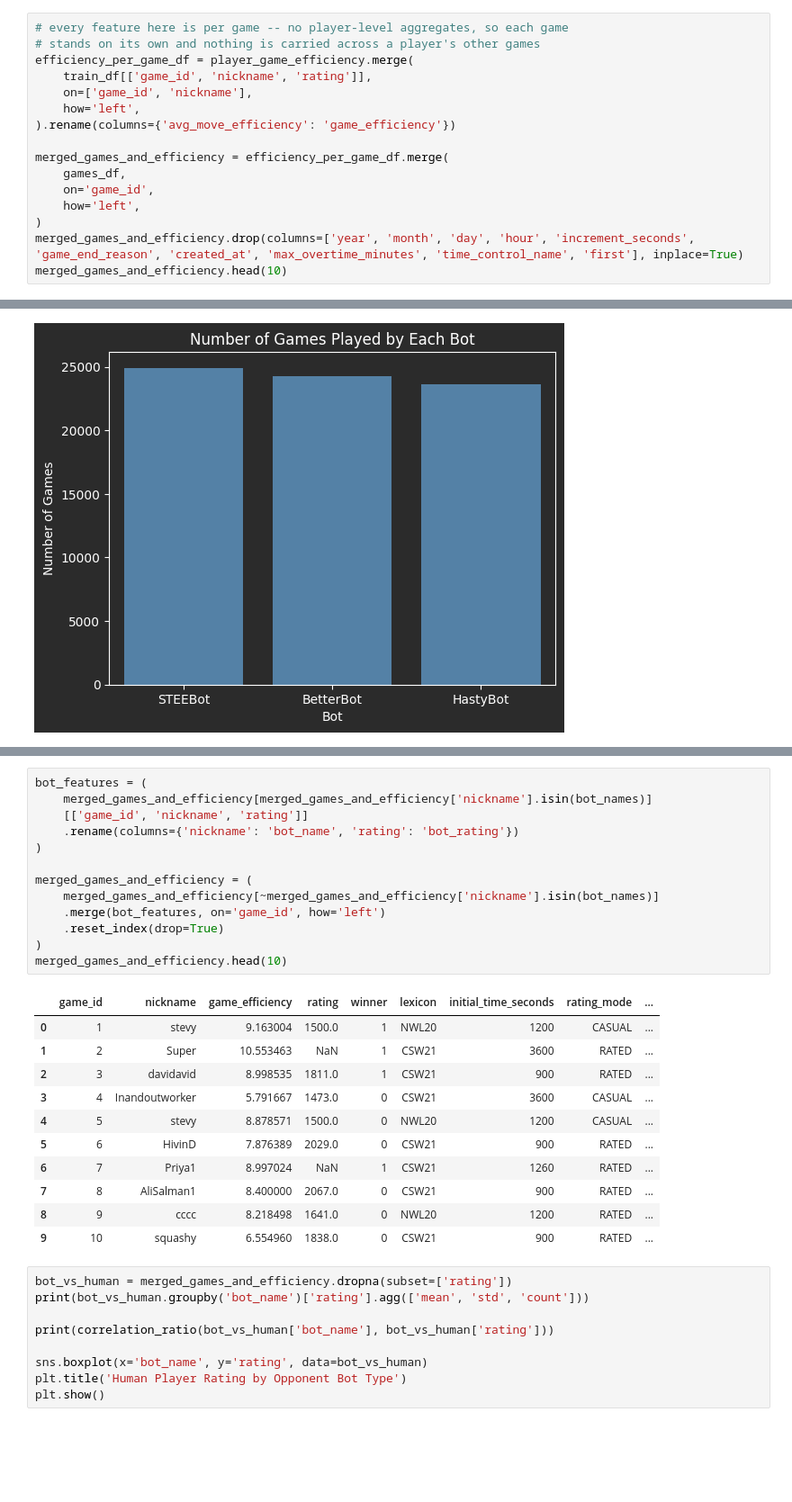
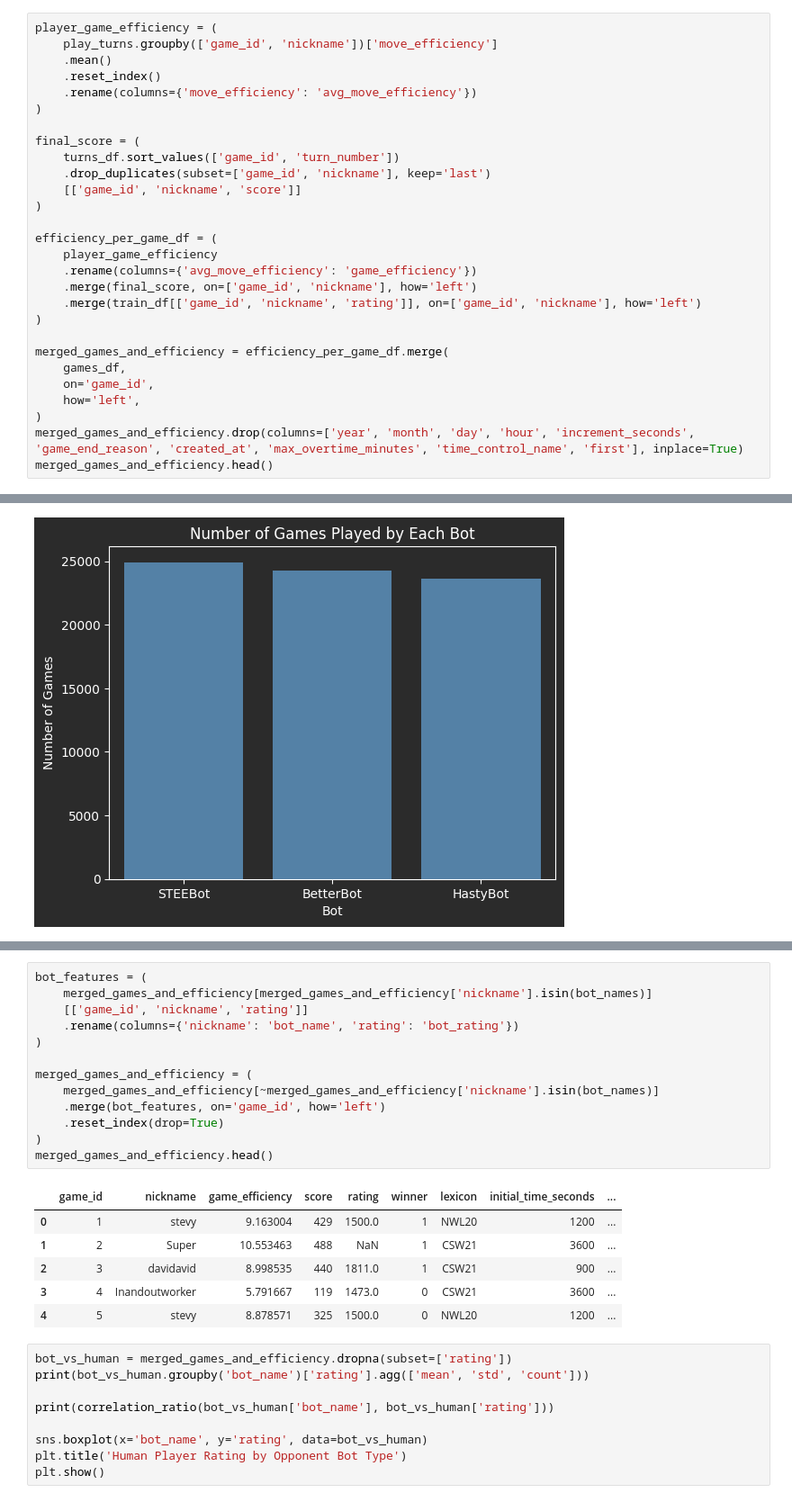
Before and after one commit to eranK12329/Scrabble, a Jupyter notebook: scrabble_project.ipynb, the cells around one changed output, grey strips where cells are left out. Shown at 90% size. Drawn from its saved outputs; the diff is of its cells as text; blank space fills up the shorter version.

```diff
--- a/scrabble_project.ipynb
+++ b/scrabble_project.ipynb
@@ -463,11 +421,23 @@ rating                          0.484014  1.000000
 # %%
-# every feature here is per game -- no player-level aggregates, so each game
-# stands on its own and nothing is carried across a player's other games
-efficiency_per_game_df = player_game_efficiency.merge(
-    train_df[['game_id', 'nickname', 'rating']],
-    on=['game_id', 'nickname'],
-    how='left',
-).rename(columns={'avg_move_efficiency': 'game_efficiency'})
+player_game_efficiency = (
+    play_turns.groupby(['game_id', 'nickname'])['move_efficiency']
+    .mean()
+    .reset_index()
+    .rename(columns={'move_efficiency': 'avg_move_efficiency'})
+)
+
+final_score = (
+    turns_df.sort_values(['game_id', 'turn_number'])
+    .drop_duplicates(subset=['game_id', 'nickname'], keep='last')
+    [['game_id', 'nickname', 'score']]
+)
+
+efficiency_per_game_df = (
+    player_game_efficiency
+    .rename(columns={'avg_move_efficiency': 'game_efficiency'})
+    .merge(final_score, on=['game_id', 'nickname'], how='left')
+    .merge(train_df[['game_id', 'nickname', 'rating']], on=['game_id', 'nickname'], how='left')
+)
 
 merged_games_and_efficiency = efficiency_per_game_df.merge(
     games_df,
@@ -475,5 +445,5 @@ merged_games_and_efficiency = efficiency_per_game_df.merge(
     how='left',
 )
 merged_games_and_efficiency.drop(columns=['year', 'month', 'day', 'hour', 'increment_seconds', 'game_end_reason', 'created_at', 'max_overtime_minutes', 'time_control_name', 'first'], inplace=True)
-merged_games_and_efficiency.head(10)
+merged_games_and_efficiency.head()
 # %% [output]
@@ -536,28 +517,23 @@ STEEBot        4043  20873
 # %%
 bot_features = (
     merged_games_and_efficiency[merged_games_and_efficiency['nickname'].isin(bot_names)]
     [['game_id', 'nickname', 'rating']]
     .rename(columns={'nickname': 'bot_name', 'rating': 'bot_rating'})
 )
 
 merged_games_and_efficiency = (
     merged_games_and_efficiency[~merged_games_and_efficiency['nickname'].isin(bot_names)]
     .merge(bot_features, on='game_id', how='left')
     .reset_index(drop=True)
 )
-merged_games_and_efficiency.head(10)
+merged_games_and_efficiency.head()
 # %% [output]
-|  | game_id | nickname | game_efficiency | rating | winner | lexicon | initial_time_seconds | rating_mode | ... |
-| 0 | 1 | stevy | 9.163004 | 1500.0 | 1 | NWL20 | 1200 | CASUAL | ... |
-| 1 | 2 | Super | 10.553463 | NaN | 1 | CSW21 | 3600 | RATED | ... |
-| 2 | 3 | davidavid | 8.998535 | 1811.0 | 1 | CSW21 | 900 | RATED | ... |
-| 3 | 4 | Inandoutworker | 5.791667 | 1473.0 | 0 | CSW21 | 3600 | CASUAL | ... |
-| 4 | 5 | stevy | 8.878571 | 1500.0 | 0 | NWL20 | 1200 | CASUAL | ... |
-| 5 | 6 | HivinD | 7.876389 | 2029.0 | 0 | CSW21 | 900 | RATED | ... |
-| 6 | 7 | Priya1 | 8.997024 | NaN | 1 | CSW21 | 1260 | RATED | ... |
-| 7 | 8 | AliSalman1 | 8.400000 | 2067.0 | 0 | CSW21 | 900 | RATED | ... |
-| 8 | 9 | cccc | 8.218498 | 1641.0 | 0 | NWL20 | 1200 | RATED | ... |
-| 9 | 10 | squashy | 6.554960 | 1838.0 | 0 | CSW21 | 900 | RATED | ... |
+|  | game_id | nickname | game_efficiency | score | rating | winner | lexicon | initial_time_seconds | ... |
+| 0 | 1 | stevy | 9.163004 | 429 | 1500.0 | 1 | NWL20 | 1200 | ... |
+| 1 | 2 | Super | 10.553463 | 488 | NaN | 1 | CSW21 | 3600 | ... |
+| 2 | 3 | davidavid | 8.998535 | 440 | 1811.0 | 1 | CSW21 | 900 | ... |
+| 3 | 4 | Inandoutworker | 5.791667 | 119 | 1473.0 | 0 | CSW21 | 3600 | ... |
+| 4 | 5 | stevy | 8.878571 | 325 | 1500.0 | 0 | NWL20 | 1200 | ... |
 # %%
 bot_vs_human = merged_games_and_efficiency.dropna(subset=['rating'])
 print(bot_vs_human.groupby('bot_name')['rating'].agg(['mean', 'std', 'count']))
```
Also changed, not shown: parts of 21 cells of this notebook.
